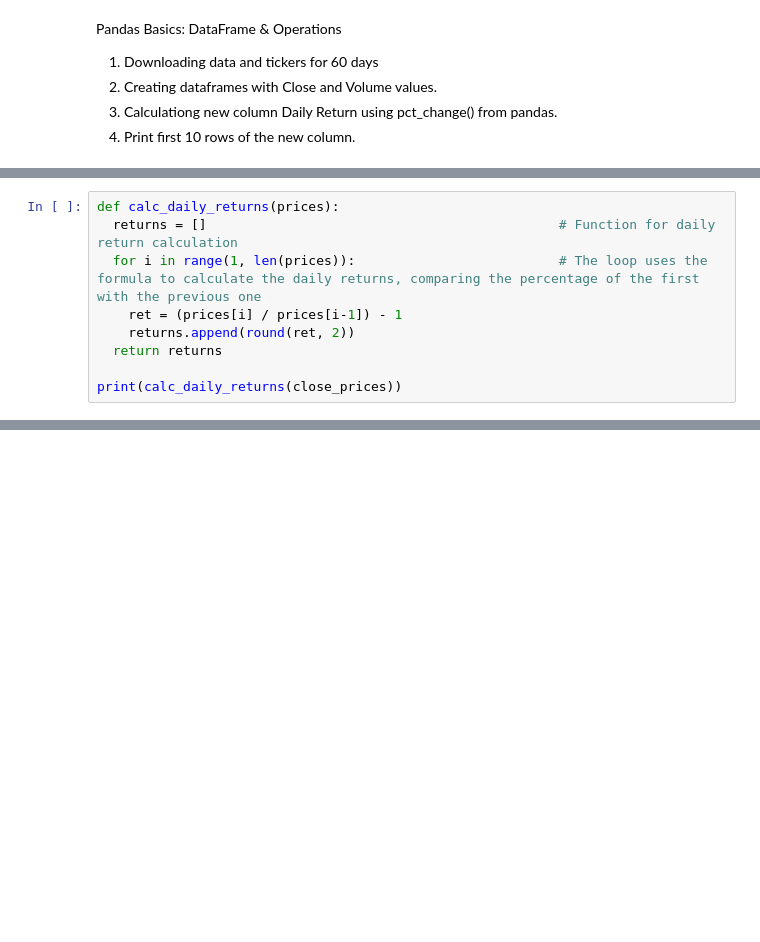
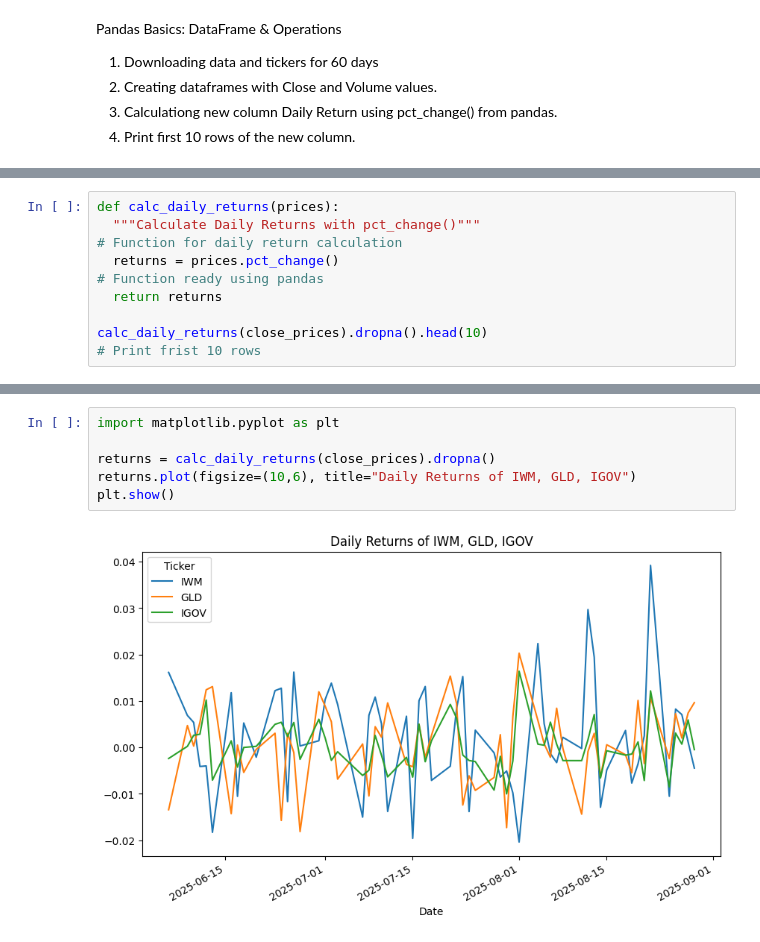
Before and after one commit to DLPietro/learning-roadmap, a Jupyter notebook: notebooks/day_4.ipynb, the cells around one changed output, grey strips where cells are left out. Saved outputs shown, nothing was run; the diff lists cells and outputs as text; blank space fills up the shorter version.

Commit message:
fix: daily return calculation
feat: graph to show daily returns per asset

```diff
--- a/notebooks/day_4.ipynb
+++ b/notebooks/day_4.ipynb
@@ -31,9 +32,0 @@ Name: 2025-08-27 00:00:00, dtype: int64
-# %%
-def calc_daily_returns(prices):
-  returns = []                                             # Function for daily return calculation
-  for i in range(1, len(prices)):                          # The loop uses the formula to calculate the daily returns, comparing the percentage of the first with the previous one
-    ret = (prices[i] / prices[i-1]) - 1
-    returns.append(round(ret, 2))
-  return returns
-
-print(calc_daily_returns(close_prices))
@@ -41,0 +33,7 @@ KeyError: 1
+# %%
+def calc_daily_returns(prices):
+  """Calculate Daily Returns with pct_change()"""                               # Function for daily return calculation
+  returns = prices.pct_change()                                                 # Function ready using pandas
+  return returns
+
+calc_daily_returns(close_prices).dropna().head(10)                              # Print frist 10 rows
@@ -41,0 +53,8 @@ KeyError: 1
+# %%
+import matplotlib.pyplot as plt
+
+returns = calc_daily_returns(close_prices).dropna()
+returns.plot(figsize=(10,6), title="Daily Returns of IWM, GLD, IGOV")
+plt.show()
+# %% [output]
+[figure, added]
```
Also changed, not shown: parts of 3 cells of this notebook.
